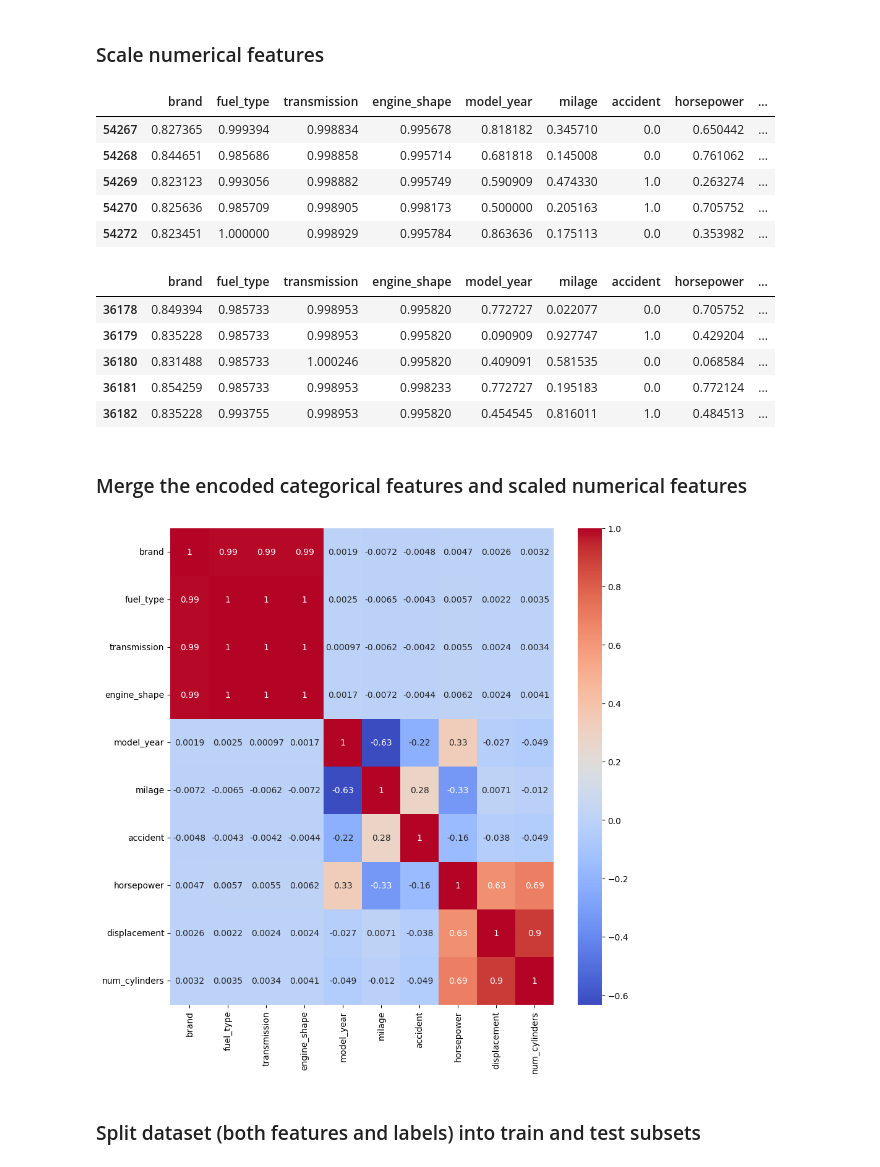
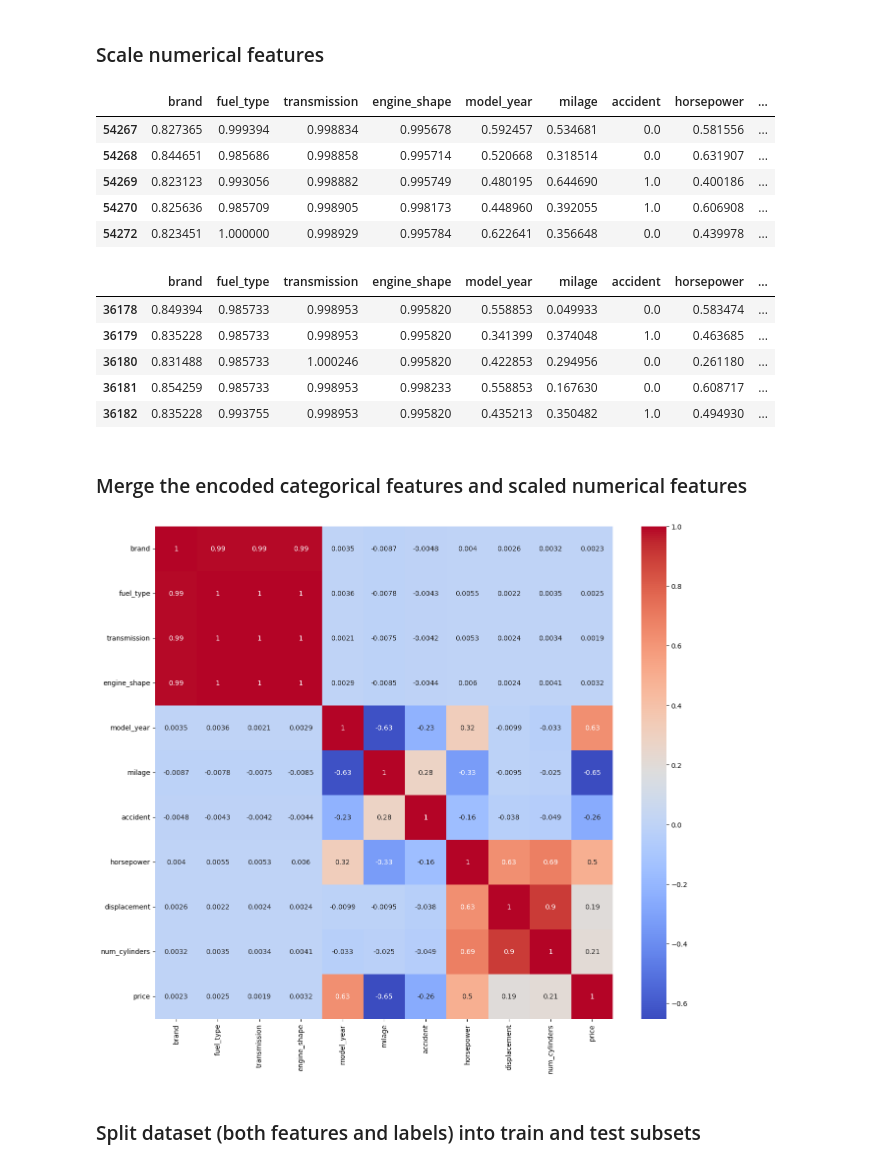
Before and after one commit to SiegfredLorelle/kagglex-car-price-prediction, a Jupyter notebook: kagglex-car-price.ipynb, the cells around one changed output. Drawn from its saved outputs; the diff is of its cells as text; code cells hidden in the pictures.

```diff
--- a/kagglex-car-price.ipynb
+++ b/kagglex-car-price.ipynb
@@ -1291,5 +1426,5 @@ g=sns.heatmap(df[top_corr_features].corr() ,annot=True, cmap="coolwarm")
 # %%
-df = non_outlier_df
+# df = non_outlier_df
 
 numerical_features_to_square = [
     "model_year",
@@ -1490,30 +1625,33 @@ test_df = pd.DataFrame(scaled_values, index=test_df.index ,columns=test_df.colum
 features.tail()
 # %% [output]
 |  | brand | fuel_type | transmission | engine_shape | model_year | milage | accident | horsepower | ... |
-| 54267 | 0.827365 | 0.999394 | 0.998834 | 0.995678 | 0.818182 | 0.345710 | 0.0 | 0.650442 | ... |
-| 54268 | 0.844651 | 0.985686 | 0.998858 | 0.995714 | 0.681818 | 0.145008 | 0.0 | 0.761062 | ... |
-| 54269 | 0.823123 | 0.993056 | 0.998882 | 0.995749 | 0.590909 | 0.474330 | 1.0 | 0.263274 | ... |
-| 54270 | 0.825636 | 0.985709 | 0.998905 | 0.998173 | 0.500000 | 0.205163 | 1.0 | 0.705752 | ... |
-| 54272 | 0.823451 | 1.000000 | 0.998929 | 0.995784 | 0.863636 | 0.175113 | 0.0 | 0.353982 | ... |
+| 54267 | 0.827365 | 0.999394 | 0.998834 | 0.995678 | 0.592457 | 0.534681 | 0.0 | 0.581556 | ... |
+| 54268 | 0.844651 | 0.985686 | 0.998858 | 0.995714 | 0.520668 | 0.318514 | 0.0 | 0.631907 | ... |
+| 54269 | 0.823123 | 0.993056 | 0.998882 | 0.995749 | 0.480195 | 0.644690 | 1.0 | 0.400186 | ... |
+| 54270 | 0.825636 | 0.985709 | 0.998905 | 0.998173 | 0.448960 | 0.392055 | 1.0 | 0.606908 | ... |
+| 54272 | 0.823451 | 1.000000 | 0.998929 | 0.995784 | 0.622641 | 0.356648 | 0.0 | 0.439978 | ... |
 # %%
 test_df.tail()
 # %% [output]
 |  | brand | fuel_type | transmission | engine_shape | model_year | milage | accident | horsepower | ... |
-| 36178 | 0.849394 | 0.985733 | 0.998953 | 0.995820 | 0.772727 | 0.022077 | 0.0 | 0.705752 | ... |
-| 36179 | 0.835228 | 0.985733 | 0.998953 | 0.995820 | 0.090909 | 0.927747 | 1.0 | 0.429204 | ... |
-| 36180 | 0.831488 | 0.985733 | 1.000246 | 0.995820 | 0.409091 | 0.581535 | 0.0 | 0.068584 | ... |
-| 36181 | 0.854259 | 0.985733 | 0.998953 | 0.998233 | 0.772727 | 0.195183 | 0.0 | 0.772124 | ... |
-| 36182 | 0.835228 | 0.993755 | 0.998953 | 0.995820 | 0.454545 | 0.816011 | 1.0 | 0.484513 | ... |
+| 36178 | 0.849394 | 0.985733 | 0.998953 | 0.995820 | 0.558853 | 0.049933 | 0.0 | 0.583474 | ... |
+| 36179 | 0.835228 | 0.985733 | 0.998953 | 0.995820 | 0.341399 | 0.374048 | 1.0 | 0.463685 | ... |
+| 36180 | 0.831488 | 0.985733 | 1.000246 | 0.995820 | 0.422853 | 0.294956 | 0.0 | 0.261180 | ... |
+| 36181 | 0.854259 | 0.985733 | 0.998953 | 0.998233 | 0.558853 | 0.167630 | 0.0 | 0.608717 | ... |
+| 36182 | 0.835228 | 0.993755 | 0.998953 | 0.995820 | 0.435213 | 0.350482 | 1.0 | 0.494930 | ... |
 # %% [markdown]
 ### Merge the encoded categorical features and scaled numerical features
 # %%
-corrmat = features.corr()
+features_to_plot = features.copy()
+features_to_plot["price"] = labels
+corrmat = features_to_plot.corr()
+
 top_corr_features = corrmat.index
-plt.figure(figsize=(10, 10))
+plt.figure(figsize=(15, 13))
 #plot heat map
-g=sns.heatmap(features[top_corr_features].corr() ,annot=True, cmap="coolwarm")
+g=sns.heatmap(features_to_plot[top_corr_features].corr() ,annot=True, cmap="coolwarm")
 # %% [output]
-[figure, old version]
+[figure, new version]
 # %% [markdown]
 ### Split dataset (both features and labels) into train and test subsets
 # %%
```
Also changed, not shown: parts of 31 cells of this notebook.
